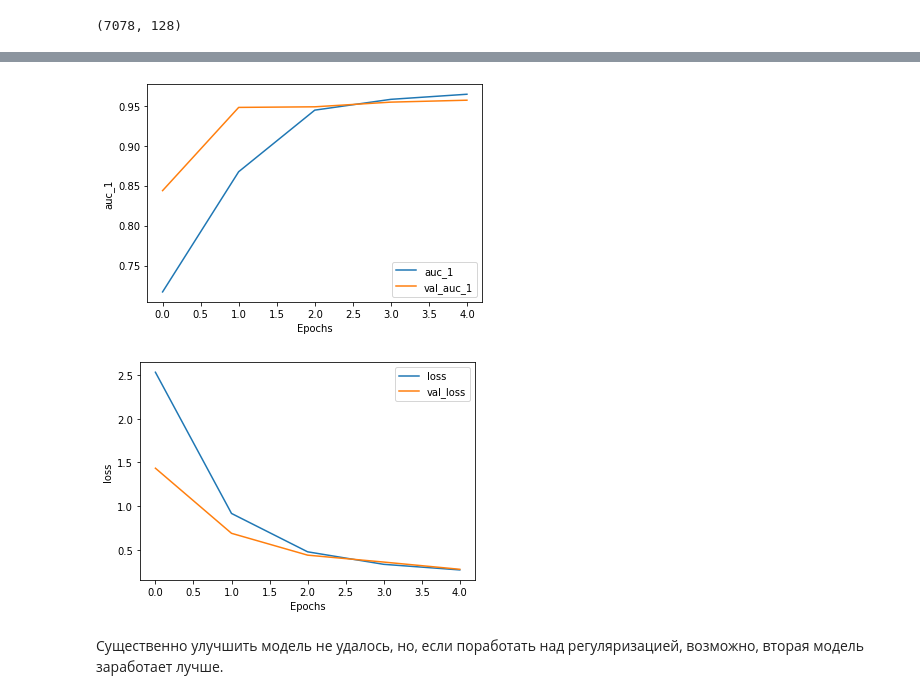
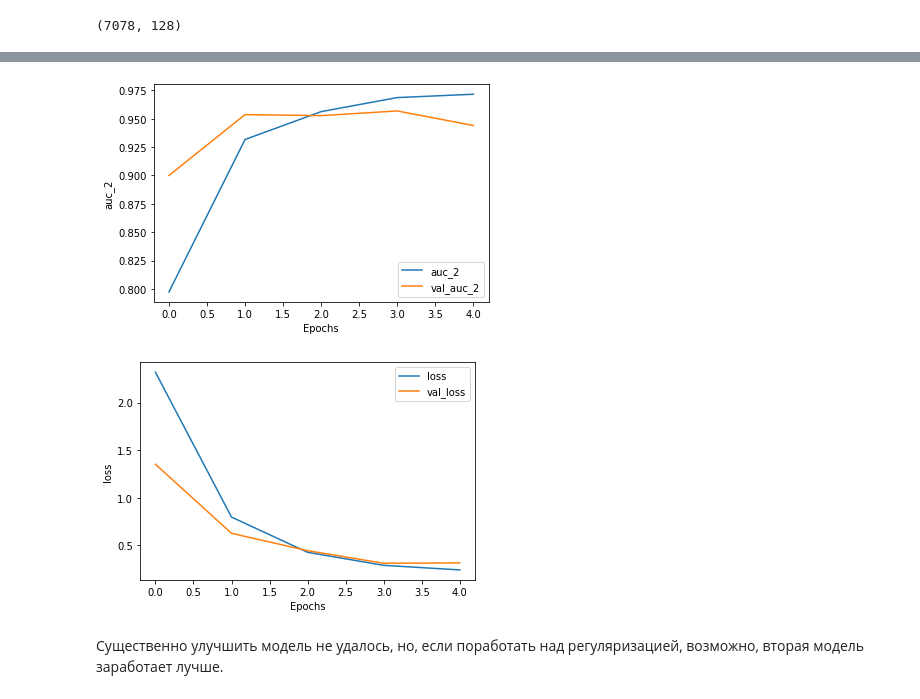
Before and after one commit to annulet/NLP, a Jupyter notebook: hw_5.ipynb, the cells around one changed output, grey strips where cells are left out. Drawn from its saved outputs; the diff is of its cells as text; code cells hidden in the pictures.

```diff
--- a/hw_5.ipynb
+++ b/hw_5.ipynb
@@ -108,7 +108,7 @@ print(len(word_index))
 7077
 # %%
 X_train = tokenizer.texts_to_sequences(X_train)
-X_train = pad_sequences(X_train, padding='post')
+X_train = pad_sequences(X_train)
 print(X_train[0])
 print(X_train.shape)
 # %% [output]
@@ -123,7 +123,7 @@ print(X_train.shape)
 (15798, 112)
 # %%
 X_val = tokenizer.texts_to_sequences(X_val)
-X_val = pad_sequences(X_val, padding='post')
+X_val = pad_sequences(X_val)
 # %%
 BUFFER_SIZE = X_train.shape[0]
 BATCH_SIZE = 128
@@ -142,7 +142,7 @@ wd = tf.keras.regularizers.l2(WEIGHT_DECAY)
 
 model = tf.keras.Sequential([
     tf.keras.layers.Embedding(VOCAB_SIZE, EMBEDDING_DIM),
-     tf.keras.layers.Dropout(0.5),
+    tf.keras.layers.Dropout(0.5),
     tf.keras.layers.Conv1D(128, 1, activation='relu', padding='same', kernel_regularizer=wd),
     tf.keras.layers.Conv1D(128, 2, activation='relu', padding='same', kernel_regularizer=wd),
     tf.keras.layers.BatchNormalization(),
@@ -152,8 +152,8 @@ model = tf.keras.Sequential([
     tf.keras.layers.GlobalMaxPooling1D(),
     tf.keras.layers.Dense(32, activation='relu', kernel_regularizer=wd),
     tf.keras.layers.Dropout(0.6),
-    tf.keras.layers.Dense(32, activation='relu', kernel_regularizer=wd),
-    tf.keras.layers.Dropout(0.6),
+#     tf.keras.layers.Dense(32, activation='relu', kernel_regularizer=wd),
+#     tf.keras.layers.Dropout(0.6),
     tf.keras.layers.Dense(1, activation='sigmoid')
 ])
 
@@ -290,8 +290,8 @@ model = tf.keras.Sequential([
     tf.keras.layers.GlobalMaxPooling1D(),
     tf.keras.layers.Dense(32, activation='relu', kernel_regularizer=wd),
     tf.keras.layers.Dropout(0.6),
-    tf.keras.layers.Dense(32, activation='relu', kernel_regularizer=wd),
-    tf.keras.layers.Dropout(0.6),
+#     tf.keras.layers.Dense(32, activation='relu', kernel_regularizer=wd),
+#     tf.keras.layers.Dropout(0.6),
     tf.keras.layers.Dense(1, activation='sigmoid')
 ])
 
@@ -341,17 +341,17 @@ Wall time: 21.5 s
 # %%
 def plot_graphs(history, string):
     plt.plot(history.history[string])
     plt.plot(history.history['val_'+string])
     plt.xlabel("Epochs")
     plt.ylabel(string)
     plt.legend([string, 'val_'+string])
     plt.show()
 
 
-plot_graphs(history, "auc_1")
+plot_graphs(history, "auc_2")
 plot_graphs(history, "loss")
 # %% [output]
-[figure, old version]
+[figure, new version]
-[figure, old version]
+[figure, new version]
 # %% [markdown]
 Существенно улучшить модель не удалось, но, если поработать над регуляризацией, возможно, вторая модель заработает лучше.
```
Also changed, not shown: parts of 7 cells of this notebook, 1 other file.
